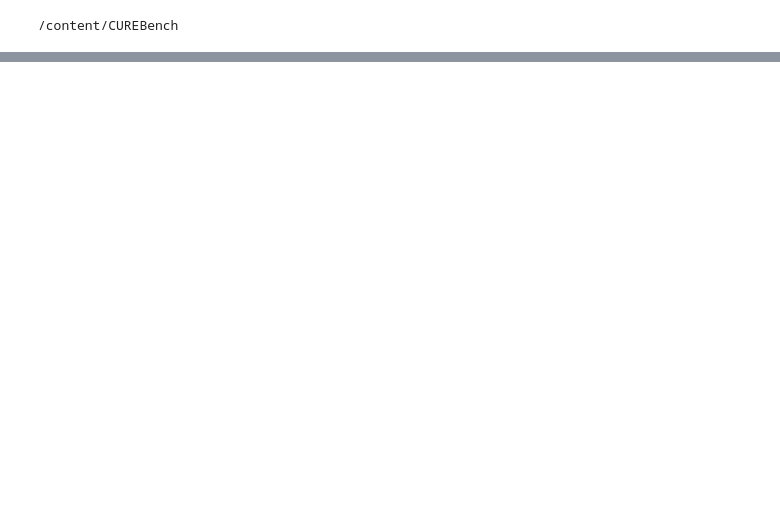
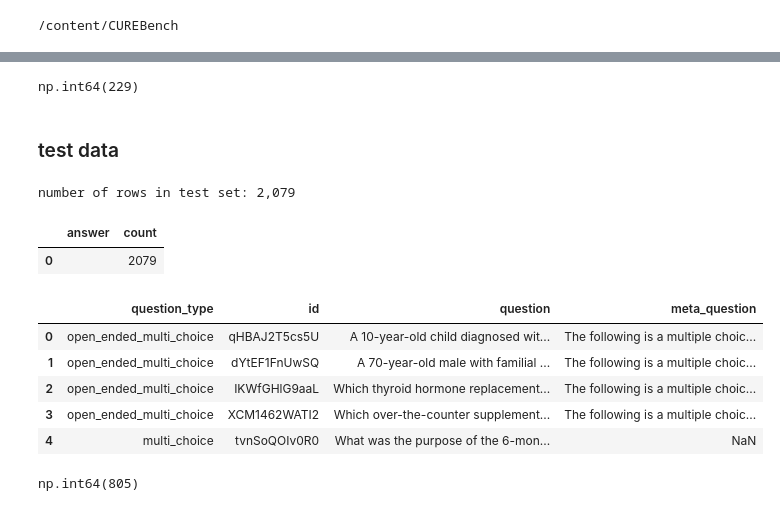
Before and after one commit to christiejibaraki/CUREBench, a Jupyter notebook: notebooks/1-inspect_datasets.ipynb, the cells around one changed output, grey strips where cells are left out. Cells and saved outputs as stored; diff of their text form; code cells hidden in the pictures; blank space fills up the shorter version.

```diff
--- a/notebooks/1-inspect_datasets.ipynb
+++ b/notebooks/1-inspect_datasets.ipynb
@@ -88,0 +125,34 @@ print(dataset_list[0])
+# %%
+val_df['meta_question'].isna().sum()
+# %% [output]
+np.int64(229)
+# %% [markdown]
+### test data
+# %%
+test_df = pd.DataFrame(test_data_list)
+# %%
+print(f"number of rows in test set: {len(test_df):,}")
+# %% [output]
+number of rows in test set: 2,079
+# %%
+test_answer_counts = test_df.groupby(['answer'], as_index=False).size()
+test_answer_counts.rename(columns={"size": "count"}, inplace=True)
+test_answer_counts
+# %% [output]
+|  | answer | count |
+| 0 |  | 2079 |
+# %%
+test_df=test_df.drop(['answer'], axis=1)
+# %%
+test_df.head()
+# %% [output]
+|  | question_type | id | question | meta_question |
+| 0 | open_ended_multi_choice | qHBAJ2T5cs5U | A 10-year-old child diagnosed wit... | The following is a multiple choic... |
+| 1 | open_ended_multi_choice | dYtEF1FnUwSQ | A 70-year-old male with familial ... | The following is a multiple choic... |
+| 2 | open_ended_multi_choice | IKWfGHlG9aaL | Which thyroid hormone replacement... | The following is a multiple choic... |
+| 3 | open_ended_multi_choice | XCM1462WATI2 | Which over-the-counter supplement... | The following is a multiple choic... |
+| 4 | multi_choice | tvnSoQOIv0R0 | What was the purpose of the 6-mon... | NaN |
+# %%
+test_df['meta_question'].isna().sum()
+# %% [output]
+np.int64(805)
```
Also changed, not shown: parts of 14 cells of this notebook.
